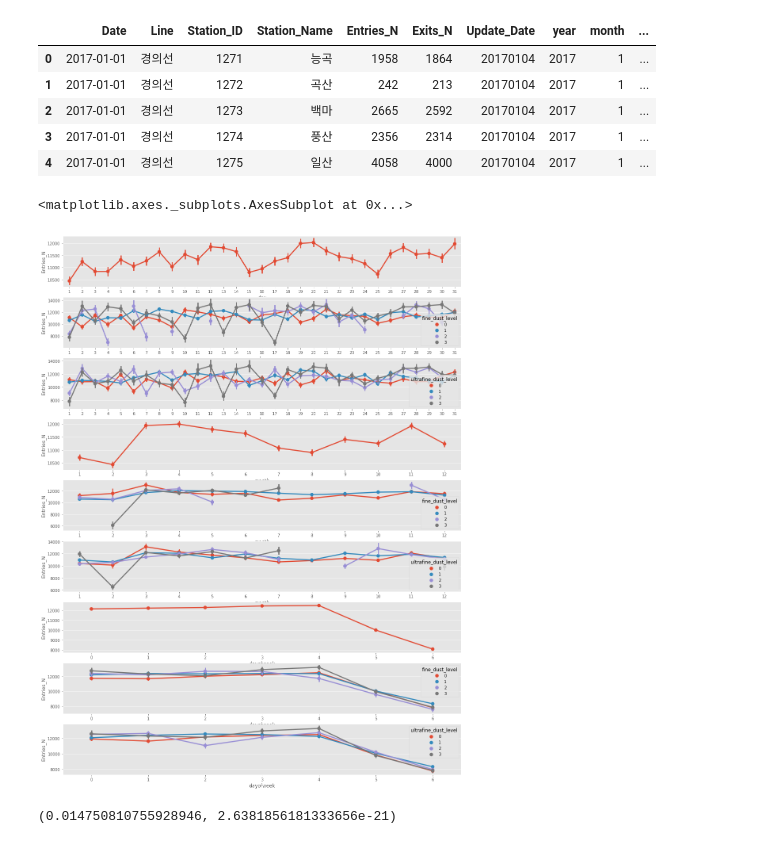
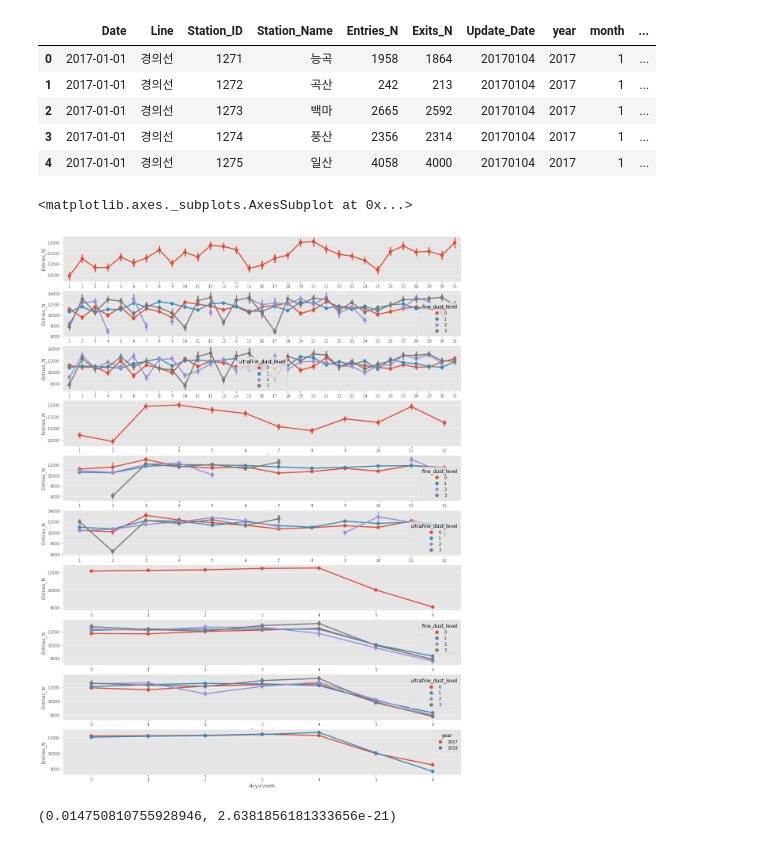
Before and after one commit to MinHyuckChoi/Subway-Project, a Jupyter notebook: Subway_Project.ipynb, the cells around one changed output. Cells and saved outputs as stored; diff of their text form; code cells hidden in the pictures.

```diff
--- a/Subway_Project.ipynb
+++ b/Subway_Project.ipynb
@@ -488,29 +474,31 @@ nooutliers.head()
 | 3 | 2017-01-01 | 경의선 | 1274 | 풍산 | 2356 | 2314 | 20170104 | 2017 | 1 | ... |
 | 4 | 2017-01-01 | 경의선 | 1275 | 일산 | 4058 | 4000 | 20170104 | 2017 | 1 | ... |
 # %%
-fig,(ax1,ax2,ax3,ax4,ax5,ax6,ax7,ax8,ax9)=plt.subplots(nrows=9)
+fig,(ax1,ax2,ax3,ax4,ax5,ax6,ax7,ax8,ax9, ax10)=plt.subplots(nrows=10)
 fig.set_size_inches(18,25)
 
 sns.pointplot(data=nooutliers, x="day", y="Entries_N", ax=ax1)
 
 sns.pointplot(data=nooutliers, x="day", y="Entries_N", hue="fine_dust_level", ax=ax2)
 
 sns.pointplot(data=nooutliers, x="day", y="Entries_N", hue="ultrafine_dust_level", ax=ax3)
 
 sns.pointplot(data=nooutliers, x="month", y="Entries_N", ax=ax4)
 
 sns.pointplot(data=nooutliers, x="month", y="Entries_N", hue="fine_dust_level", ax=ax5)
 
 sns.pointplot(data=nooutliers, x="month", y="Entries_N", hue="ultrafine_dust_level", ax=ax6)
 
 sns.pointplot(data=nooutliers, x="dayofweek", y="Entries_N", ax=ax7)
 
 sns.pointplot(data=nooutliers, x="dayofweek", y="Entries_N", hue="fine_dust_level", ax=ax8)
 
 sns.pointplot(data=nooutliers, x="dayofweek", y="Entries_N", hue="ultrafine_dust_level", ax=ax9)
+
+sns.pointplot(data=nooutliers, x="dayofweek", y="Entries_N", hue="year", ax=ax10)
 # %% [output]
 <matplotlib.axes._subplots.AxesSubplot at 0x...>
-[figure, old version]
+[figure, new version]
 # %%
 # Pearson's correlation analysis
 
```
Also changed, not shown: parts of 14 cells of this notebook.
